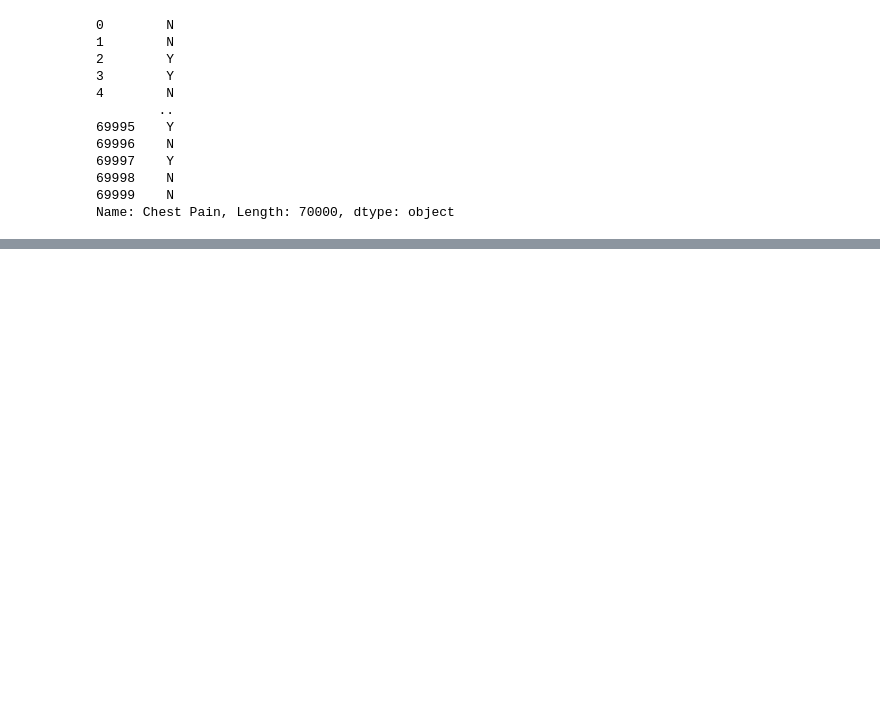
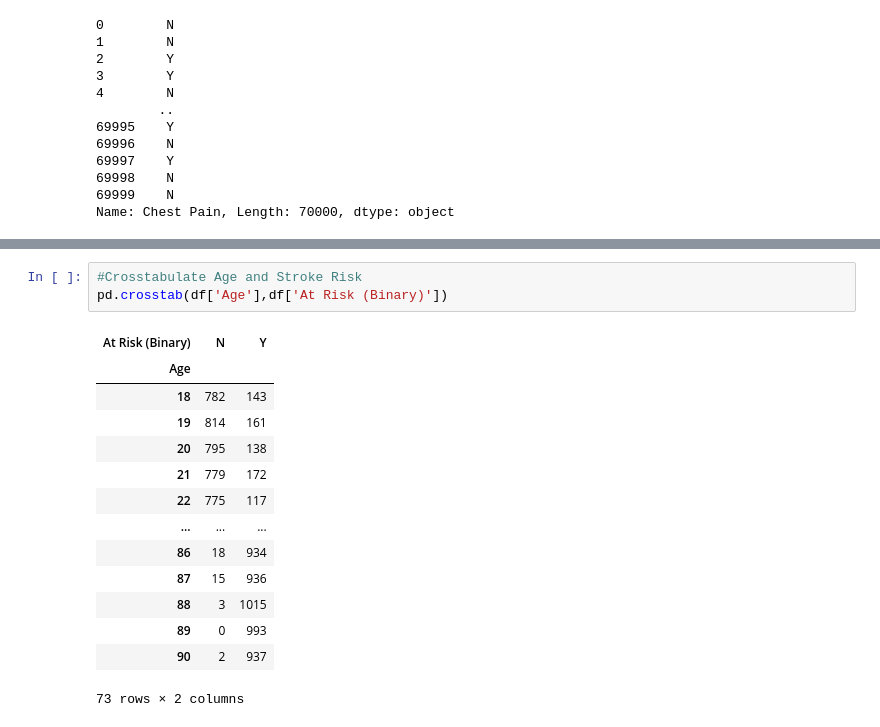
Before and after one commit to hannahabele/Assignment-1, a Jupyter notebook: DS_3001_Final_Project.ipynb, the cells around one changed output, grey strips where cells are left out. Drawn from its saved outputs; the diff is of its cells as text; blank space fills up the shorter version.

```diff
--- a/DS_3001_Final_Project.ipynb
+++ b/DS_3001_Final_Project.ipynb
@@ -38,0 +321,18 @@ Name: Chest Pain, Length: 70000, dtype: object
+# %%
+#Crosstabulate Age and Stroke Risk
+pd.crosstab(df['Age'],df['At Risk (Binary)'])
+# %% [output]
+| At Risk (Binary) | N | Y |
+| Age |  |  |
+| 18 | 782 | 143 |
+| 19 | 814 | 161 |
+| 20 | 795 | 138 |
+| 21 | 779 | 172 |
+| 22 | 775 | 117 |
+| ... | ... | ... |
+| 86 | 18 | 934 |
+| 87 | 15 | 936 |
+| 88 | 3 | 1015 |
+| 89 | 0 | 993 |
+| 90 | 2 | 937 |
+73 rows × 2 columns
```
Also changed, not shown: parts of 21 cells of this notebook.
